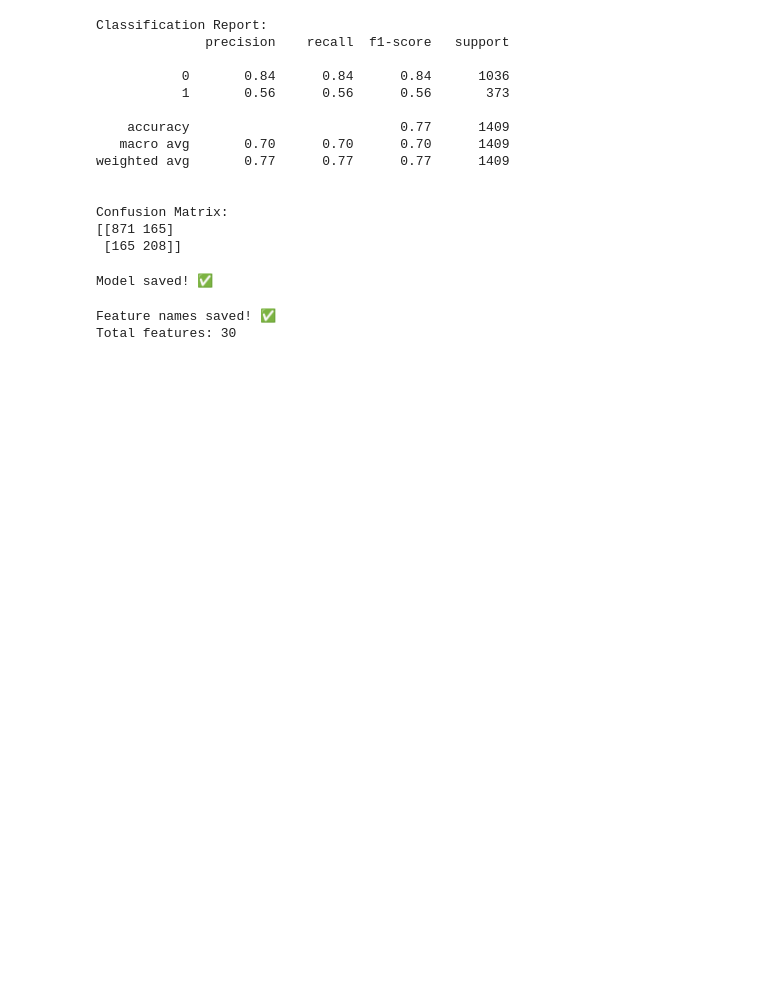
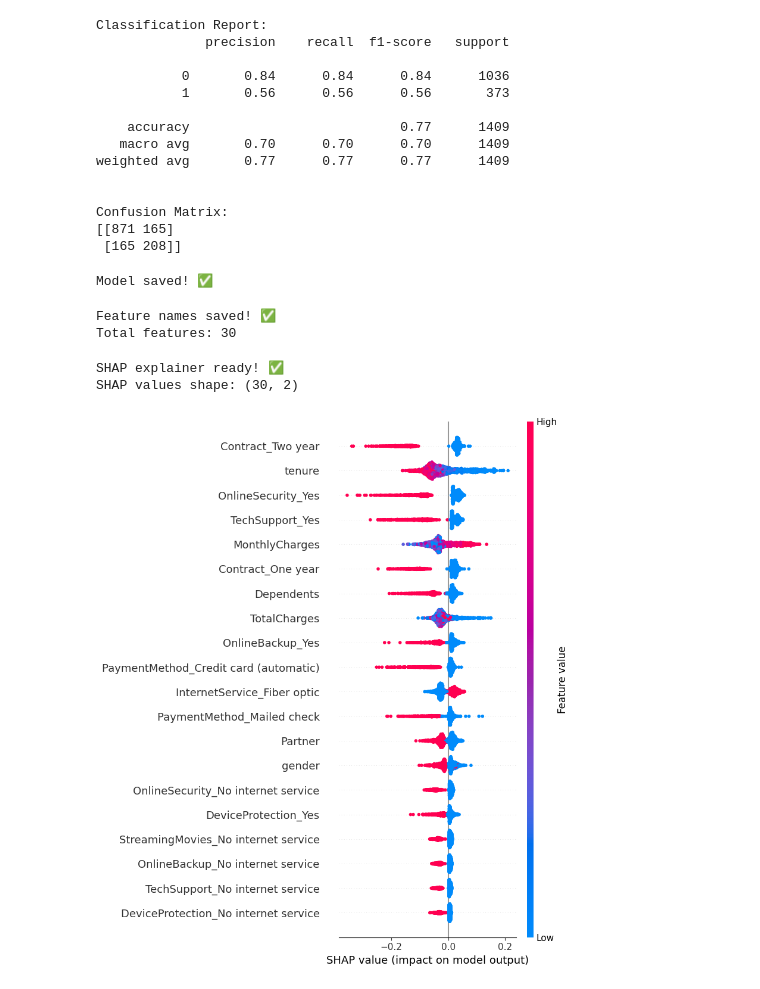
Before and after one commit to darshanpatel7706-eng/customer-churn-prediction, a Jupyter notebook: notebook/analysis.ipynb, the cells around one changed output. Saved outputs shown, nothing was run; the diff lists cells and outputs as text; code cells hidden in the pictures; blank space fills up the shorter version.

```diff
--- a/notebook/analysis.ipynb
+++ b/notebook/analysis.ipynb
@@ -410,3 +410,22 @@ print("Total features:", len(feature_names))
 # %% [output]
 Feature names saved! ✅
 Total features: 30
+# %%
+import shap
+
+# SHAP explainer banao
+explainer = shap.TreeExplainer(model)
+
+# Test data pe SHAP values nikalo
+shap_values = explainer.shap_values(X_test)
+
+print("SHAP explainer ready! ✅")
+print("SHAP values shape:", shap_values[1].shape)
+# %% [output]
+SHAP explainer ready! ✅
+SHAP values shape: (30, 2)
+# %%
+# Summary plot banao
+shap.summary_plot(shap_values[:,:,1], X_test, feature_names=X_test.columns.tolist())
+# %% [output]
+[figure, added]
```
Also changed, not shown: parts of 2 cells of this notebook, 7 other files.
